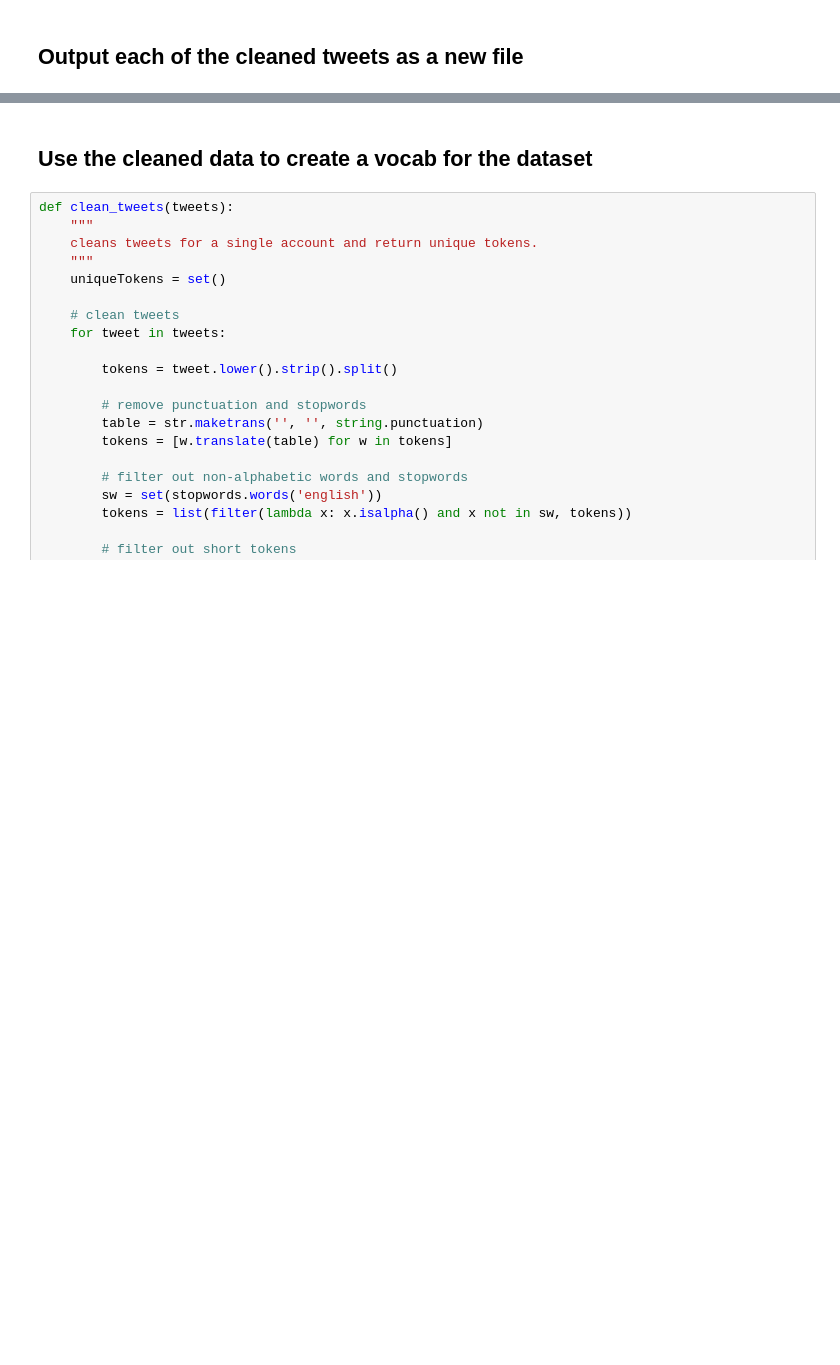
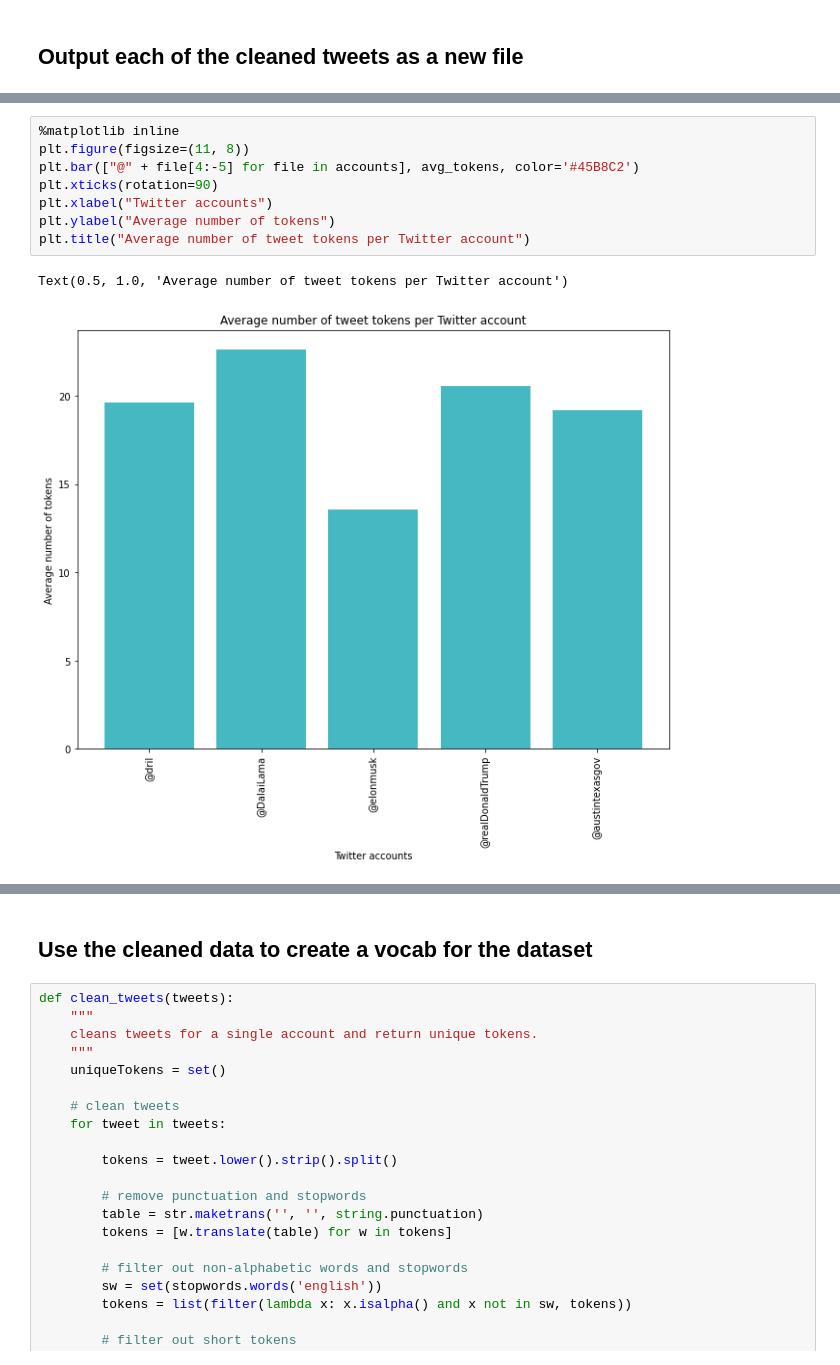
Before and after one commit to sftwre/TwitterStyleTransfer-v2, a Jupyter notebook: data/Data cleaning.ipynb, the cells around one changed output, grey strips where cells are left out. Saved outputs shown, nothing was run; the diff lists cells and outputs as text; blank space fills up the shorter version.

```diff
--- a/data/Data cleaning.ipynb
+++ b/data/Data cleaning.ipynb
@@ -103,0 +138,11 @@ with open('tweets.test.labels', 'w') as test_label:
+# %%
+%matplotlib inline
+plt.figure(figsize=(11, 8))
+plt.bar(["@" + file[4:-5] for file in accounts], avg_tokens, color='#45B8C2')
+plt.xticks(rotation=90)
+plt.xlabel("Twitter accounts")
+plt.ylabel("Average number of tokens")
+plt.title("Average number of tweet tokens per Twitter account")
+# %% [output]
+Text(0.5, 1.0, 'Average number of tweet tokens per Twitter account')
+[figure, added]
```
Also changed, not shown: parts of 9 cells of this notebook, 30 other files.
